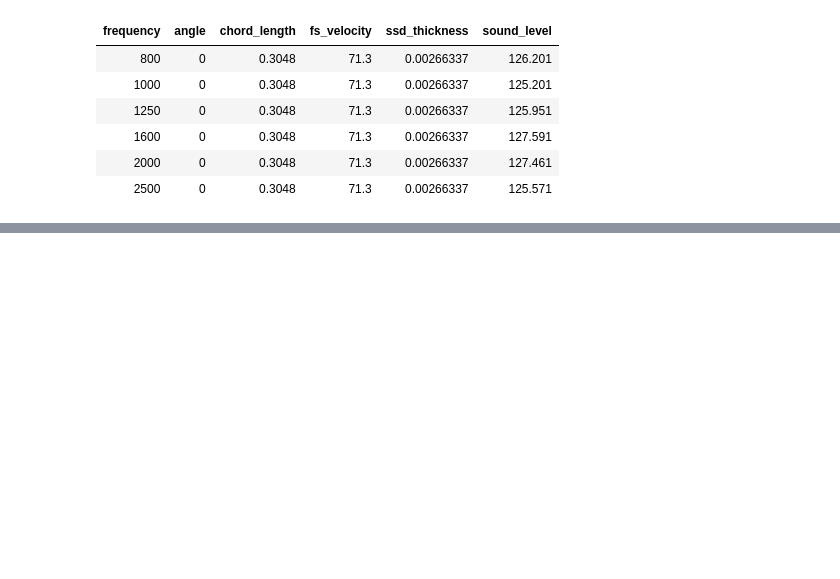
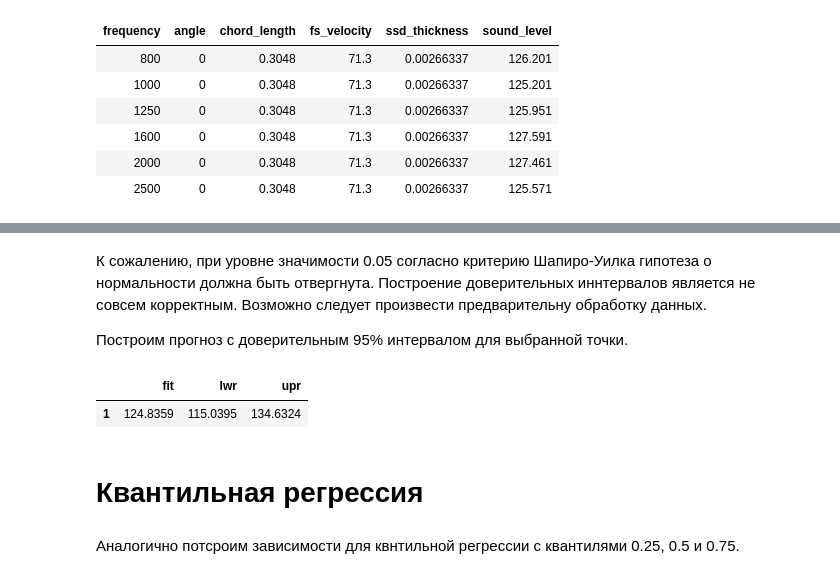
Before and after one commit to bakuteyev/R, a Jupyter notebook: pmpu-R-exam.ipynb, the cells around one changed output, grey strips where cells are left out. Cells and saved outputs as stored; diff of their text form; code cells hidden in the pictures; blank space fills up the shorter version.

```diff
--- a/pmpu-R-exam.ipynb
+++ b/pmpu-R-exam.ipynb
@@ -41,0 +108,11 @@ F-statistic: 318.8 on 5 and 1497 DF,  p-value: < 2.2e-16
+# %% [markdown]
+К сожалению, при уровне значимости 0.05 согласно критерию Шапиро-Уилка гипотеза о нормальности должна быть отвергнута.  Построение доверительных иннтервалов является не совсем корректным. Возможно следует произвести предварительну обработку данных.
+
+Построим прогноз с доверительным 95% интервалом для выбранной точки.
+# %%
+predict(linear_model, newdf, interval="predict")
+# %% [output]
+|  | fit | lwr | upr |
+| 1 | 124.8359 | 115.0395 | 134.6324 |
+# %% [markdown]
+# Квантильная регрессия
@@ -41,0 +121,2 @@ F-statistic: 318.8 on 5 and 1497 DF,  p-value: < 2.2e-16
+# %% [markdown]
+Аналогично потсроим зависимости для квнтильной регрессии с квантилями 0.25, 0.5 и 0.75.
```
Also changed, not shown: parts of 28 cells of this notebook.
